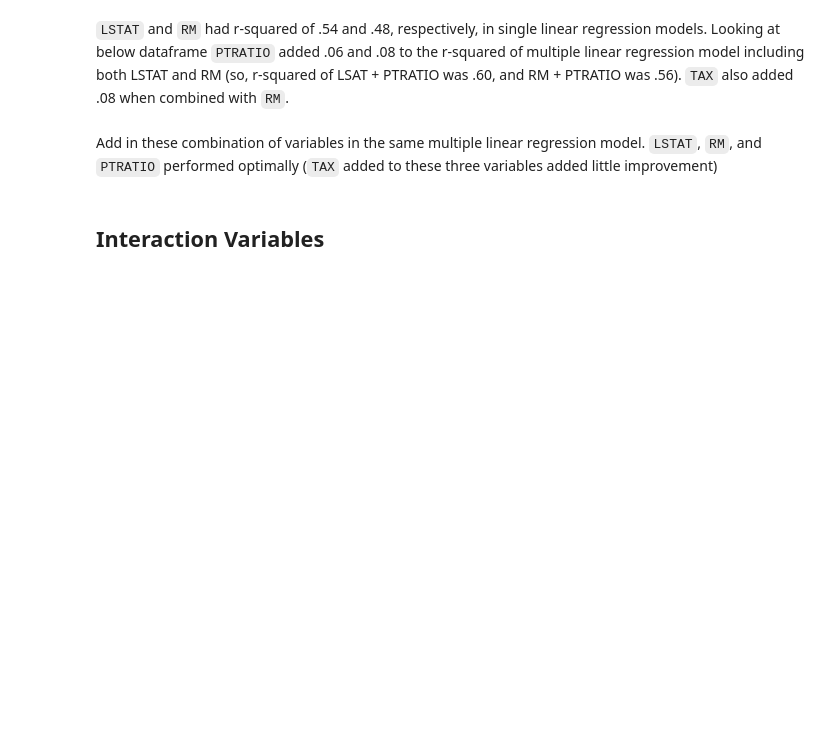
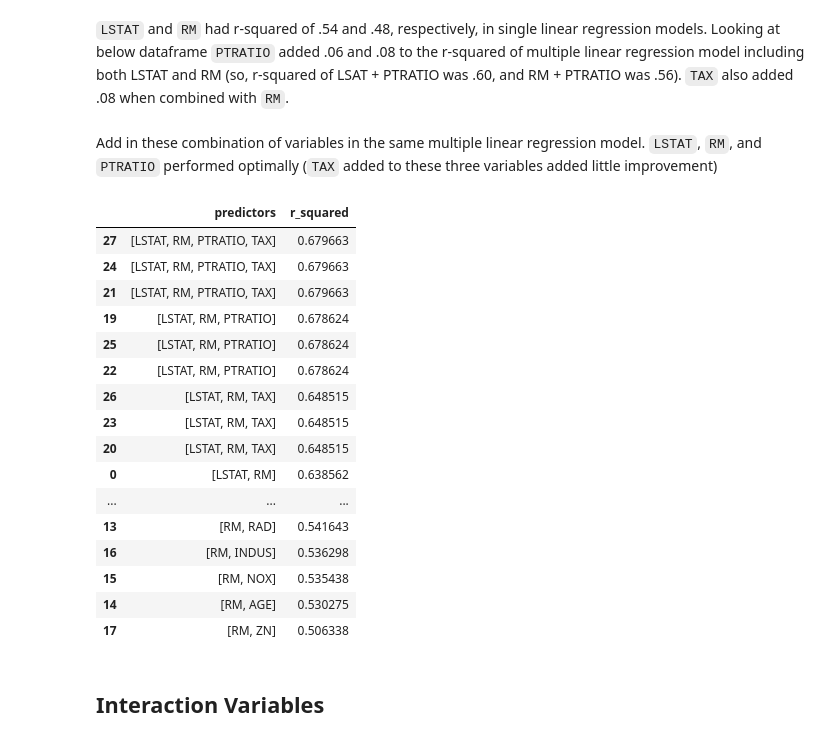
Before and after one commit to b-o-l-l-a/aes-eeng415, a Jupyter notebook: hw4/hw4.ipynb, the cells around one changed output. Drawn from its saved outputs; the diff is of its cells as text; code cells hidden in the pictures; blank space fills up the shorter version.

```diff
--- a/hw4/hw4.ipynb
+++ b/hw4/hw4.ipynb
@@ -103,18 +103,37 @@ Add in these combination of variables in the same multiple linear regression mod
 # %%
 three_and_four_variable_regression = [
     ["LSTAT", "RM", "PTRATIO"],
     ["LSTAT", "RM", "TAX"],
     ["LSTAT", "RM", "PTRATIO", "TAX"]
 ]
 
 for variables in three_and_four_variable_regression:
 
     multi_linear_regr = linear_model.LinearRegression()
     multi_linear_regr.fit(predictor_df[variables], response_df)
     r_squared = multi_linear_regr.score(predictor_df[variables], response_df)
     multi_lm_metrics.append({"predictors": variables, "r_squared" : r_squared})
 
 multi_lm_df = pd.DataFrame(multi_lm_metrics)
+multi_lm_df.sort_values("r_squared", ascending=False)
+# %% [output]
+|  | predictors | r_squared |
+| 27 | [LSTAT, RM, PTRATIO, TAX] | 0.679663 |
+| 24 | [LSTAT, RM, PTRATIO, TAX] | 0.679663 |
+| 21 | [LSTAT, RM, PTRATIO, TAX] | 0.679663 |
+| 19 | [LSTAT, RM, PTRATIO] | 0.678624 |
+| 25 | [LSTAT, RM, PTRATIO] | 0.678624 |
+| 22 | [LSTAT, RM, PTRATIO] | 0.678624 |
+| 26 | [LSTAT, RM, TAX] | 0.648515 |
+| 23 | [LSTAT, RM, TAX] | 0.648515 |
+| 20 | [LSTAT, RM, TAX] | 0.648515 |
+| 0 | [LSTAT, RM] | 0.638562 |
+| ... | ... | ... |
+| 13 | [RM, RAD] | 0.541643 |
+| 16 | [RM, INDUS] | 0.536298 |
+| 15 | [RM, NOX] | 0.535438 |
+| 14 | [RM, AGE] | 0.530275 |
+| 17 | [RM, ZN] | 0.506338 |
 # %% [markdown]
 ## Interaction Variables
 # %%
```
Also changed, not shown: parts of 5 cells of this notebook, 40 other files.
